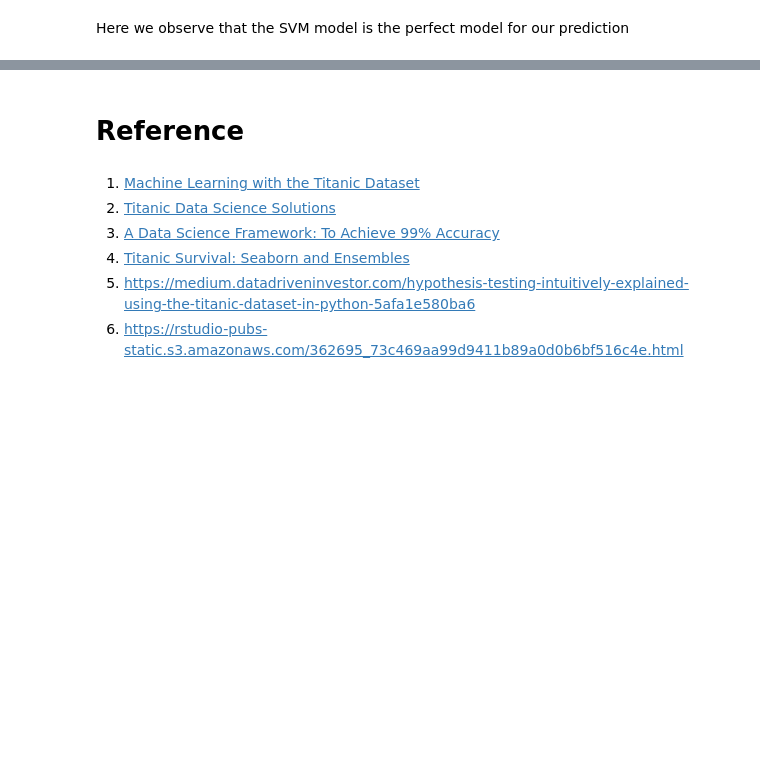
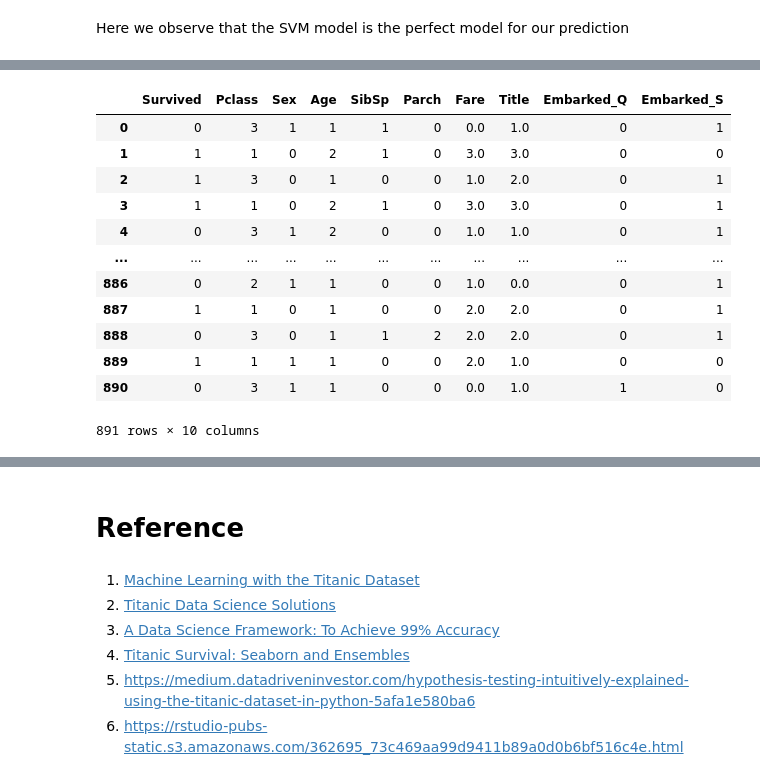
Before and after one commit to CertifaiAI/data-science-fundamentals, a Jupyter notebook: day_3/8S_End to End Example .ipynb, the cells around one changed output, grey strips where cells are left out. Drawn from its saved outputs; the diff is of its cells as text; code cells hidden in the pictures; blank space fills up the shorter version.

Commit message:
add feature pipeline

```diff
--- a/day_3/8S_End to End Example .ipynb
+++ b/day_3/8S_End to End Example .ipynb
@@ -1055,0 +1063,3 @@ Here we observe that the SVM model is the perfect model for our prediction
+# %%
+# x_train = x_train.drop(['Cabin','Ticket','PassengerId'], axis=1)
+x_train = pd.read_csv('../data/titanic_train.csv')
@@ -1055,0 +1145,55 @@ Here we observe that the SVM model is the perfect model for our prediction
+# %%
+def AgeBin(input_df):
+    input_df['Age'] = input_df['Age'].astype(int)
+    input_df.loc[ input_df['Age'] <= 16, 'Age'] = 0
+    input_df.loc[(input_df['Age'] > 16) & (input_df['Age'] <= 32), 'Age'] = 1
+    input_df.loc[(input_df['Age'] > 32) & (input_df['Age'] <= 48), 'Age'] = 2
+    input_df.loc[(input_df['Age'] > 48) & (input_df['Age'] <= 64), 'Age'] = 3
+    input_df.loc[ input_df['Age'] > 64, 'Age']
+    return input_df
+
+def FareBin(input_df):
+    input_df.loc[ input_df['Fare'] <= 7.91, 'Fare'] = 0
+    input_df.loc[(input_df['Fare'] > 7.91) & (input_df['Fare'] <= 14.454), 'Fare'] = 1
+    input_df.loc[(input_df['Fare'] > 14.454) & (input_df['Fare'] <= 31), 'Fare']   = 2
+    input_df.loc[ input_df['Fare'] > 31, 'Fare'] = 3
+    return input_df
+# %%
+class Binning():
+    def __init__(self,func):
+        self.func = func
+
+    def fit(self, input_df,y=None):
+        return self
+
+    def transform(self, input_df, *args, **kwargs):
+        return self.func(input_df)
+# %%
+pipeX = Pipeline(steps=[
+    ('Drop', DropData(['Cabin','Ticket','PassengerId'])),
+    ('CreateTitle', CreateTitle()),
+    ('DropName', DropData(['Name'])),
+    ('LabelEncode',ModifiedLabelEncoder('Sex')),
+    ('ImputeAge',Impute('Age','median')),
+    ('ImputeEmbarked',Impute('Embarked',"mode")),
+    ('OneHotEncoder',CustomOneHotEncoder('Embarked')),
+    ('AgeBinining',Binning(AgeBin)),
+    ('FareBinining',Binning(FareBin))
+])
+# %%
+x_train_exp1 = pipeX.fit_transform(x_train)
+x_train_exp1
+# %% [output]
+|  | Survived | Pclass | Sex | Age | SibSp | Parch | Fare | Title | Embarked_Q | Embarked_S |
+| 0 | 0 | 3 | 1 | 1 | 1 | 0 | 0.0 | 1.0 | 0 | 1 |
+| 1 | 1 | 1 | 0 | 2 | 1 | 0 | 3.0 | 3.0 | 0 | 0 |
+| 2 | 1 | 3 | 0 | 1 | 0 | 0 | 1.0 | 2.0 | 0 | 1 |
+| 3 | 1 | 1 | 0 | 2 | 1 | 0 | 3.0 | 3.0 | 0 | 1 |
+| 4 | 0 | 3 | 1 | 2 | 0 | 0 | 1.0 | 1.0 | 0 | 1 |
+| ... | ... | ... | ... | ... | ... | ... | ... | ... | ... | ... |
+| 886 | 0 | 2 | 1 | 1 | 0 | 0 | 1.0 | 0.0 | 0 | 1 |
+| 887 | 1 | 1 | 0 | 1 | 0 | 0 | 2.0 | 2.0 | 0 | 1 |
+| 888 | 0 | 3 | 0 | 1 | 1 | 2 | 2.0 | 2.0 | 0 | 1 |
+| 889 | 1 | 1 | 1 | 1 | 0 | 0 | 2.0 | 1.0 | 0 | 0 |
+| 890 | 0 | 3 | 1 | 1 | 0 | 0 | 0.0 | 1.0 | 1 | 0 |
+891 rows × 10 columns
```
Also changed, not shown: parts of 15 cells of this notebook.
